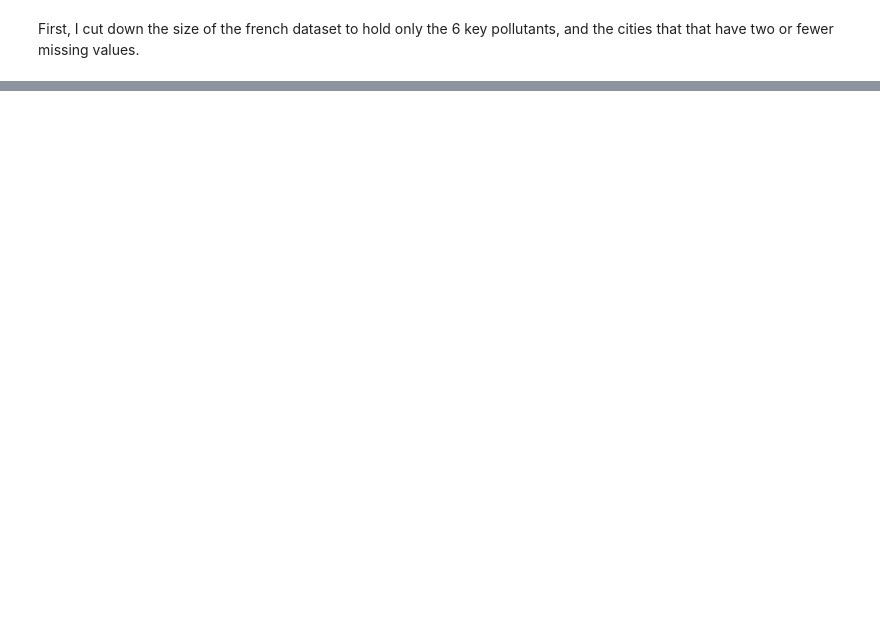
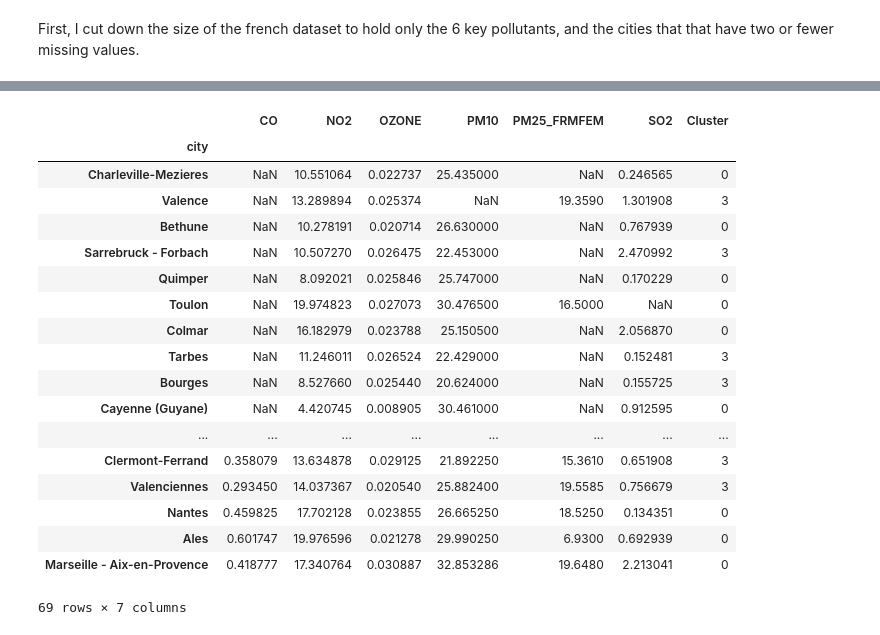
Before and after one commit to mchaffin17/AirPollutionFinalProject, a Jupyter notebook: UnsupervisedLearning_pt2.ipynb, the cells around one changed output, grey strips where cells are left out. Drawn from its saved outputs; the diff is of its cells as text; code cells hidden in the pictures; blank space fills up the shorter version.

```diff
--- a/UnsupervisedLearning_pt2.ipynb
+++ b/UnsupervisedLearning_pt2.ipynb
@@ -255,0 +234,2 @@ france
+# %%
+fr_p = fr_p.rename(columns={'PM25': 'PM25_FRMFEM'})
@@ -255,0 +240,5 @@ france
+# %%
+frclusts = pd.Series(index=fr_p.index)
+for x in range(len(fr_p)):
+    knn_clust = response(neighbors(allclusters, fr_p.iloc[x,:], k=5))
+    frclusts[x] = knn_clust
@@ -255,0 +311,22 @@ france
+# %%
+fr_p_clusts
+# %% [output]
+|  | CO | NO2 | OZONE | PM10 | PM25_FRMFEM | SO2 | Cluster |
+| city |  |  |  |  |  |  |  |
+| Charleville-Mezieres | NaN | 10.551064 | 0.022737 | 25.435000 | NaN | 0.246565 | 0 |
+| Valence | NaN | 13.289894 | 0.025374 | NaN | 19.3590 | 1.301908 | 3 |
+| Bethune | NaN | 10.278191 | 0.020714 | 26.630000 | NaN | 0.767939 | 0 |
+| Sarrebruck - Forbach | NaN | 10.507270 | 0.026475 | 22.453000 | NaN | 2.470992 | 3 |
+| Quimper | NaN | 8.092021 | 0.025846 | 25.747000 | NaN | 0.170229 | 0 |
+| Toulon | NaN | 19.974823 | 0.027073 | 30.476500 | 16.5000 | NaN | 0 |
+| Colmar | NaN | 16.182979 | 0.023788 | 25.150500 | NaN | 2.056870 | 0 |
+| Tarbes | NaN | 11.246011 | 0.026524 | 22.429000 | NaN | 0.152481 | 3 |
+| Bourges | NaN | 8.527660 | 0.025440 | 20.624000 | NaN | 0.155725 | 3 |
+| Cayenne (Guyane) | NaN | 4.420745 | 0.008905 | 30.461000 | NaN | 0.912595 | 0 |
+| ... | ... | ... | ... | ... | ... | ... | ... |
+| Clermont-Ferrand | 0.358079 | 13.634878 | 0.029125 | 21.892250 | 15.3610 | 0.651908 | 3 |
+| Valenciennes | 0.293450 | 14.037367 | 0.020540 | 25.882400 | 19.5585 | 0.756679 | 3 |
+| Nantes | 0.459825 | 17.702128 | 0.023855 | 26.665250 | 18.5250 | 0.134351 | 0 |
+| Ales | 0.601747 | 19.976596 | 0.021278 | 29.990250 | 6.9300 | 0.692939 | 0 |
+| Marseille - Aix-en-Provence | 0.418777 | 17.340764 | 0.030887 | 32.853286 | 19.6480 | 2.213041 | 0 |
+69 rows × 7 columns
```
Also changed, not shown: parts of 19 cells of this notebook.
